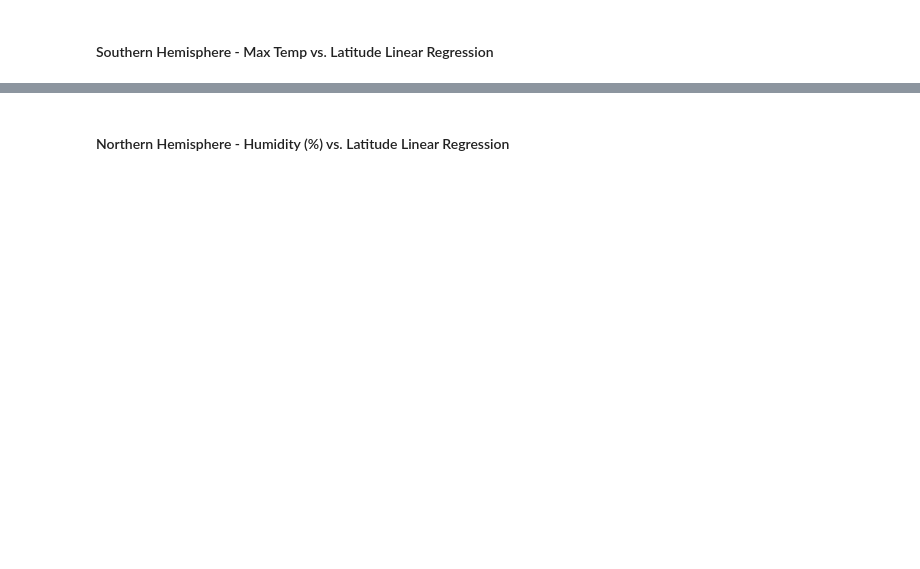
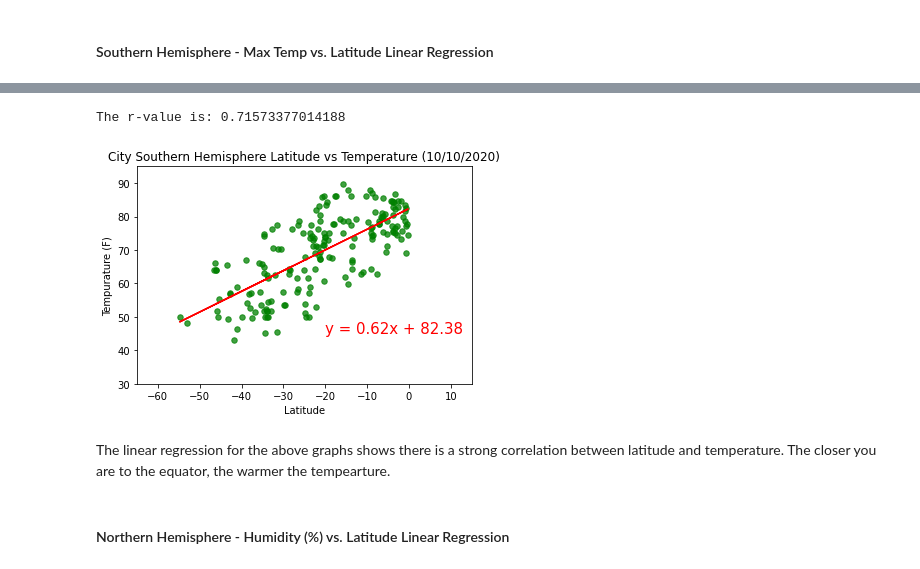
Before and after one commit to JeniLam/Python_API_Challenge, a Jupyter notebook: WeatherPy/WeatherPy.ipynb, the cells around one changed output, grey strips where cells are left out. Saved outputs shown, nothing was run; the diff lists cells and outputs as text; code cells hidden in the pictures; blank space fills up the shorter version.

Commit message:
Adds linear regress and png's through Humidty

```diff
--- a/WeatherPy/WeatherPy.ipynb
+++ b/WeatherPy/WeatherPy.ipynb
@@ -346,2 +342,32 @@ The r-value is: 0.6082708688906918
+# %%
+southern_hem = city_data.loc[city_data['Latitude']<=0]
+
+x_values = southern_hem['Latitude']
+y_values = southern_hem['Temperature']
+
+(slope, intercept, rvalue, pvalue, stderr) = linregress(x_values, y_values)
+regress_values = x_values * slope + intercept
+line_eq = "y = " + str(round(slope,2)) + "x + " + str(round(intercept,2))
+
+plt.scatter(x_values, y_values, marker="o", facecolors="green", edgecolors="green",
+            s=30, alpha=0.75)
+plt.plot(x_values,regress_values,"r-")
+plt.annotate(line_eq,(-20, 45),fontsize=15,color="red")
+plt.xlim(-65, 15)
+plt.ylim(30,95 )
+plt.title('City Southern Hemisphere Latitude vs Temperature (10/10/2020)')
+plt.xlabel('Latitude')
+plt.ylabel('Tempurature (F)')
+
+plt.savefig('Outputs/Lat_vs_Temp_Southern.png')
+
+print(f'The r-value is: {rvalue}')
+
+plt.show()
+# %% [output]
+The r-value is: 0.71573377014188
+[figure, added]
+# %% [markdown]
+The linear regression for the above graphs shows there is a strong correlation between latitude and temperature. The closer you are to the equator, the warmer the tempearture.
 # %% [markdown]
 ####  Northern Hemisphere - Humidity (%) vs. Latitude Linear Regression
```
Also changed, not shown: parts of 7 cells of this notebook, 3 other files.
